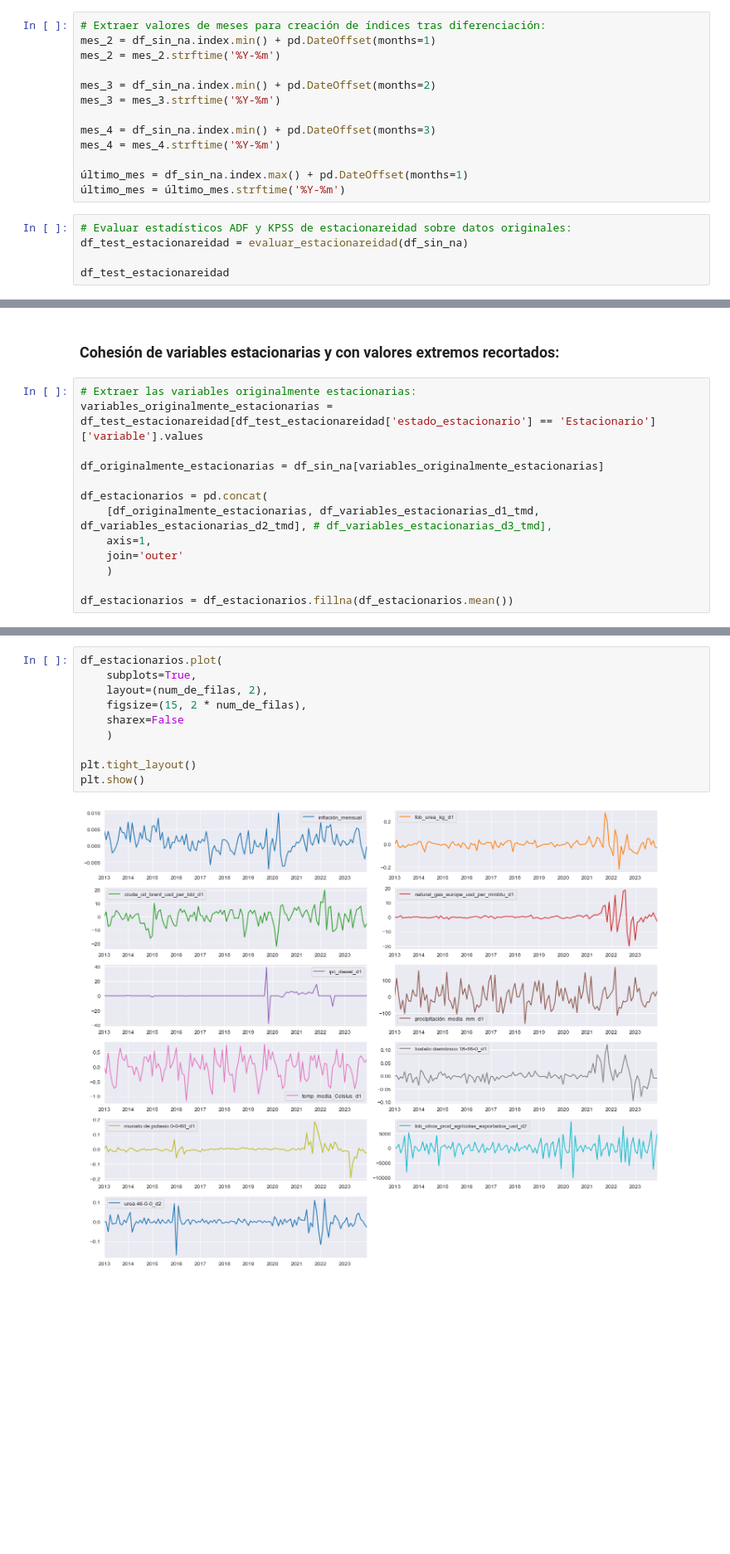
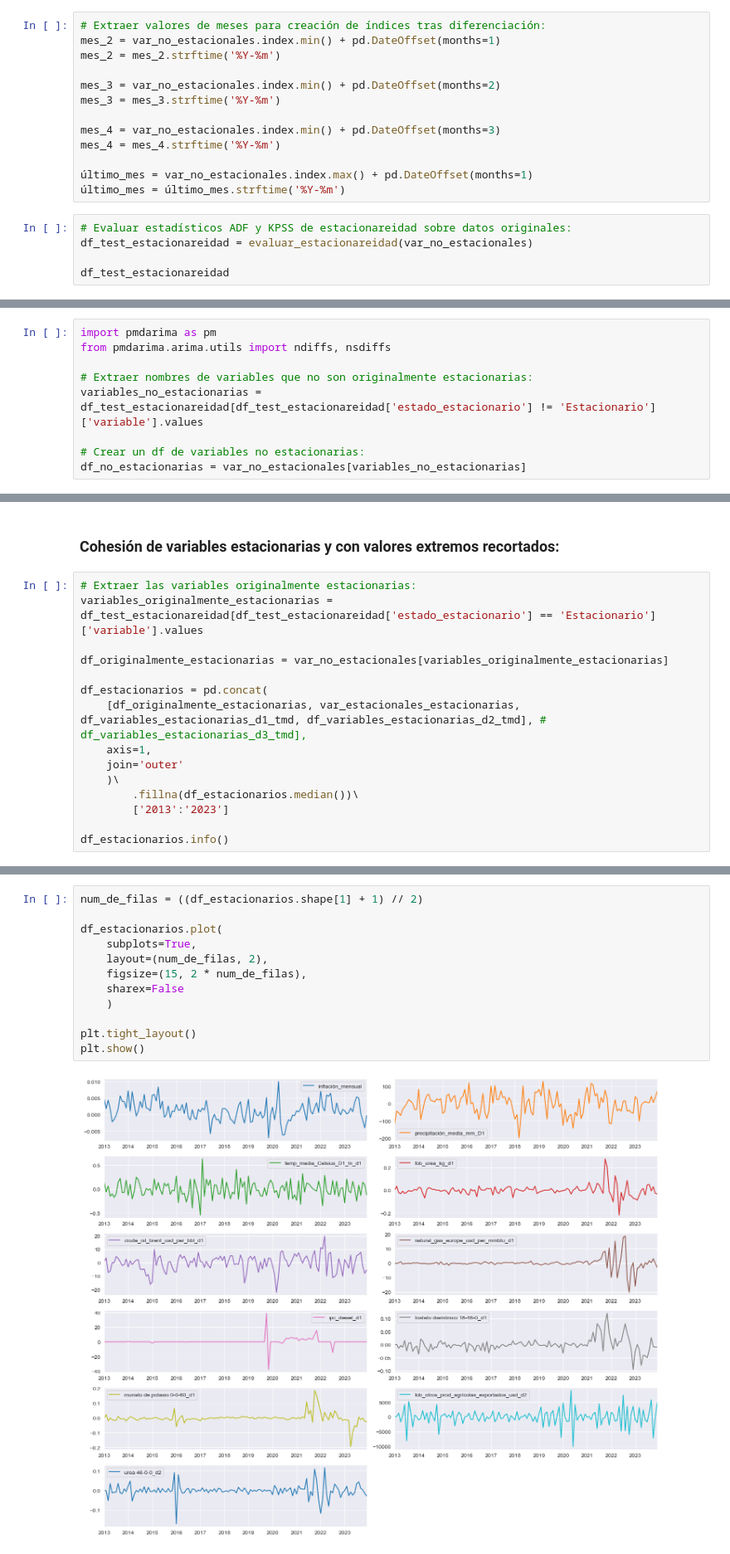
Before and after one commit to IFTrejoM/time-series-fertilizer-price-predictor, a Jupyter notebook: modelo_regresión.ipynb, the cells around one changed output, grey strips where cells are left out. Shown at 83% size. Cells and saved outputs as stored; diff of their text form; blank space fills up the shorter version.

```diff
--- a/modelo_regresión.ipynb
+++ b/modelo_regresión.ipynb
@@ -154,19 +304,19 @@ df_sin_na = df.dropna()
 # %%
 # Extraer valores de meses para creación de índices tras diferenciación:
-mes_2 = df_sin_na.index.min() + pd.DateOffset(months=1)
+mes_2 = var_no_estacionales.index.min() + pd.DateOffset(months=1)
 mes_2 = mes_2.strftime('%Y-%m')
 
-mes_3 = df_sin_na.index.min() + pd.DateOffset(months=2)
+mes_3 = var_no_estacionales.index.min() + pd.DateOffset(months=2)
 mes_3 = mes_3.strftime('%Y-%m')
 
-mes_4 = df_sin_na.index.min() + pd.DateOffset(months=3)
+mes_4 = var_no_estacionales.index.min() + pd.DateOffset(months=3)
 mes_4 = mes_4.strftime('%Y-%m')
 
-último_mes = df_sin_na.index.max() + pd.DateOffset(months=1)
+último_mes = var_no_estacionales.index.max() + pd.DateOffset(months=1)
 último_mes = último_mes.strftime('%Y-%m')
 # %%
 # Evaluar estadísticos ADF y KPSS de estacionareidad sobre datos originales:
-df_test_estacionareidad = evaluar_estacionareidad(df_sin_na)
+df_test_estacionareidad = evaluar_estacionareidad(var_no_estacionales)
 
 df_test_estacionareidad
 # %% [output]
@@ -187,4 +335,13 @@ df_test_estacionareidad
 # %%
 q_inferior = 0
 q_superior = 1
+# %%
+import pmdarima as pm
+from pmdarima.arima.utils import ndiffs, nsdiffs
+
+# Extraer nombres de variables que no son originalmente estacionarias:
+variables_no_estacionarias = df_test_estacionareidad[df_test_estacionareidad['estado_estacionario'] != 'Estacionario']['variable'].values
+
+# Crear un df de variables no estacionarias:
+df_no_estacionarias = var_no_estacionales[variables_no_estacionarias]
 # %%
@@ -352,12 +497,14 @@ memory usage: 3.0 KB
 # Extraer las variables originalmente estacionarias:
 variables_originalmente_estacionarias = df_test_estacionareidad[df_test_estacionareidad['estado_estacionario'] == 'Estacionario']['variable'].values
 
-df_originalmente_estacionarias = df_sin_na[variables_originalmente_estacionarias]
+df_originalmente_estacionarias = var_no_estacionales[variables_originalmente_estacionarias]
 
 df_estacionarios = pd.concat(
-    [df_originalmente_estacionarias, df_variables_estacionarias_d1_tmd, df_variables_estacionarias_d2_tmd], # df_variables_estacionarias_d3_tmd],
+    [df_originalmente_estacionarias, var_estacionales_estacionarias, df_variables_estacionarias_d1_tmd, df_variables_estacionarias_d2_tmd], # df_variables_estacionarias_d3_tmd],
     axis=1,
     join='outer'
-    )
+    )\
+        .fillna(df_estacionarios.median())\
+        ['2013':'2023']
 
-df_estacionarios = df_estacionarios.fillna(df_estacionarios.mean())
+df_estacionarios.info()
@@ -364,13 +531,15 @@ df_estacionarios = df_estacionarios.fillna(df_estacionarios.mean())
 # %%
+num_de_filas = ((df_estacionarios.shape[1] + 1) // 2)
+
 df_estacionarios.plot(
     subplots=True,
     layout=(num_de_filas, 2),
     figsize=(15, 2 * num_de_filas),
     sharex=False
     )
 
 plt.tight_layout()
 plt.show()
 # %% [output]
-[figure, old version]
+[figure, new version]
 # %%
```
Also changed, not shown: parts of 43 cells of this notebook, 7 other files.
